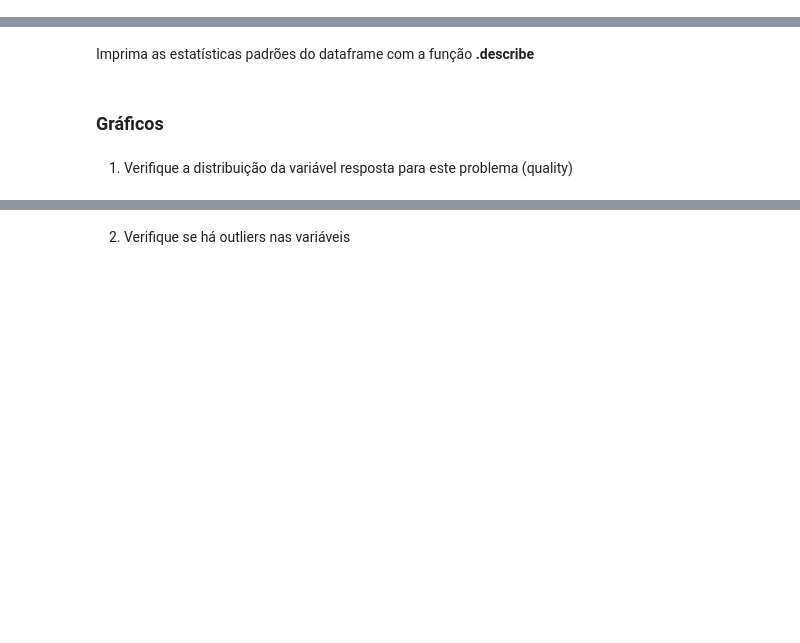
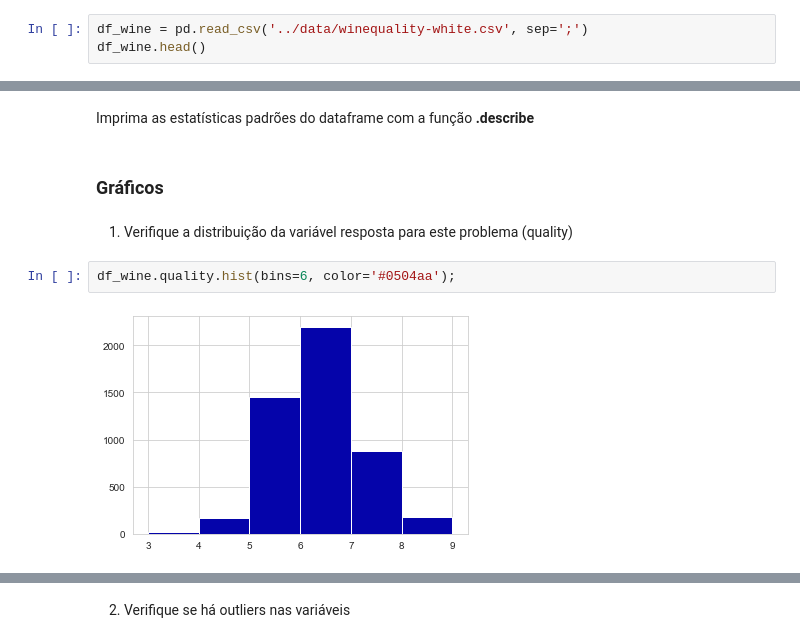
Before and after one commit to Moc967/letscode-data-2, a Jupyter notebook: src/Aula 4 - Seaborn.ipynb, the cells around one changed output, grey strips where cells are left out. Cells and saved outputs as stored; diff of their text form; blank space fills up the shorter version.

```diff
--- a/src/Aula 4 - Seaborn.ipynb
+++ b/src/Aula 4 - Seaborn.ipynb
@@ -357,0 +382,3 @@ Importe a base **winequality-white.csv** que está em csv dentro do diretório *
+# %%
+df_wine = pd.read_csv('../data/winequality-white.csv', sep=';')
+df_wine.head()
@@ -363,3 +419,7 @@ Imprima as estatísticas padrões do dataframe com a função **.describe**
 ### Gráficos
 # %% [markdown]
 1) Verifique a distribuição da variável resposta para este problema (quality)
+# %%
+df_wine.quality.hist(bins=6, color='#0504aa');
+# %% [output]
+[figure, added]
```
Also changed, not shown: parts of 48 cells of this notebook.
